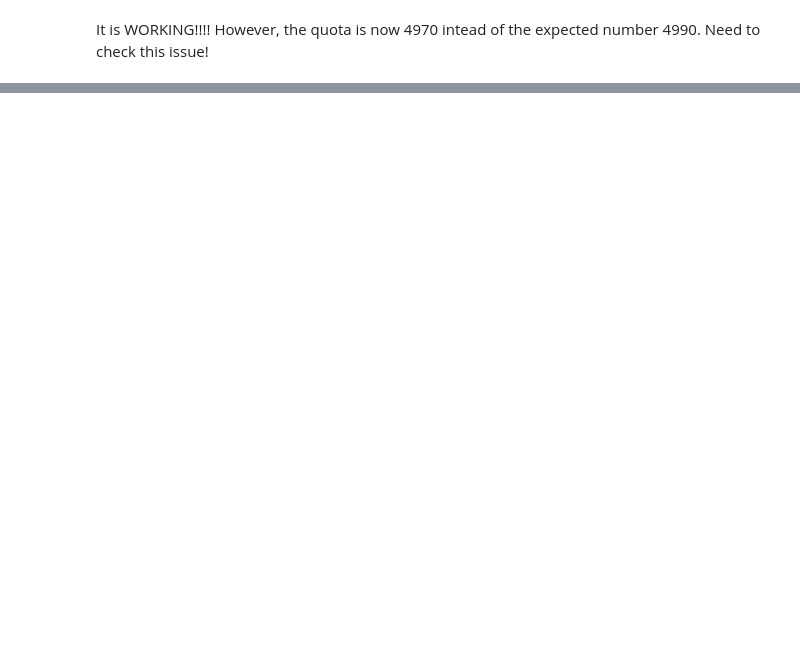
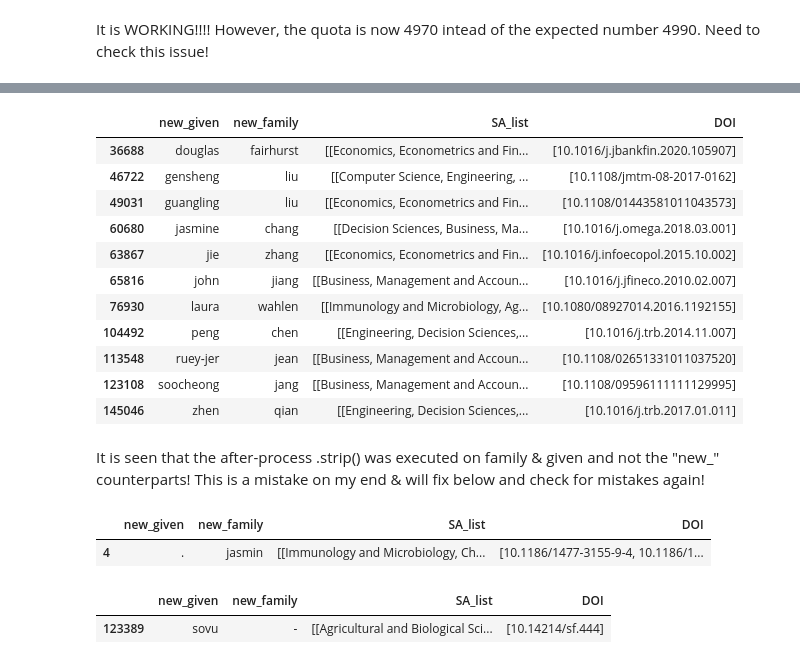
Before and after one commit to Oz-like-the-Wizard/Investigating-the-delay-times-in-academic-publishing, a Jupyter notebook: part7d-creating_author_df.ipynb, the cells around one changed output, grey strips where cells are left out. Drawn from its saved outputs; the diff is of its cells as text; code cells hidden in the pictures; blank space fills up the shorter version.

```diff
--- a/part7d-creating_author_df.ipynb
+++ b/part7d-creating_author_df.ipynb
@@ -565,0 +1392,10 @@ It is WORKING!!!! However, the quota is now 4970 intead of the expected number 4
+# %%
+# Creating a first author df
+# Using .groupby() to have DOI & SA_list columns
+
+
+q1_first_author_df = q1_author_df[q1_author_df.sequence == "first"].groupby(["new_given", "new_family"])["SA_list"].apply(list)
+
+q1_first_author_df = q1_first_author_df.to_frame().merge(q1_author_df[q1_author_df.sequence == "first"].groupby(["new_given", "new_family"])["DOI"].apply(list), how= "inner", right_index=True, left_index=True)
+# %%
+q1_first_author_df.reset_index(inplace=True)
@@ -565,0 +1427,17 @@ It is WORKING!!!! However, the quota is now 4970 intead of the expected number 4
+# %%
+q1_first_author_df[q1_first_author_df.new_family.map(lambda x: bool(re.match("\s",x)))]
+# %% [output]
+|  | new_given | new_family | SA_list | DOI |
+| 36688 | douglas | fairhurst | [[Economics, Econometrics and Fin... | [10.1016/j.jbankfin.2020.105907] |
+| 46722 | gensheng | liu | [[Computer Science, Engineering, ... | [10.1108/jmtm-08-2017-0162] |
+| 49031 | guangling | liu | [[Economics, Econometrics and Fin... | [10.1108/01443581011043573] |
+| 60680 | jasmine | chang | [[Decision Sciences, Business, Ma... | [10.1016/j.omega.2018.03.001] |
+| 63867 | jie | zhang | [[Economics, Econometrics and Fin... | [10.1016/j.infoecopol.2015.10.002] |
+| 65816 | john | jiang | [[Business, Management and Accoun... | [10.1016/j.jfineco.2010.02.007] |
+| 76930 | laura | wahlen | [[Immunology and Microbiology, Ag... | [10.1080/08927014.2016.1192155] |
+| 104492 | peng | chen | [[Engineering, Decision Sciences,... | [10.1016/j.trb.2014.11.007] |
+| 113548 | ruey‐jer | jean | [[Business, Management and Accoun... | [10.1108/02651331011037520] |
+| 123108 | soocheong | jang | [[Business, Management and Accoun... | [10.1108/09596111111129995] |
+| 145046 | zhen | qian | [[Engineering, Decision Sciences,... | [10.1016/j.trb.2017.01.011] |
+# %% [markdown]
+It is seen that the after-process .strip() was executed on family & given and not the "new_" counterparts! This is a mistake on my end & will fix below and check for mistakes again!
@@ -565,0 +1450,10 @@ It is WORKING!!!! However, the quota is now 4970 intead of the expected number 4
+# %%
+q1_first_author_df[q1_first_author_df.new_given.map(lambda x: bool(re.match("\W",x)))]
+# %% [output]
+|  | new_given | new_family | SA_list | DOI |
+| 4 | . | jasmin | [[Immunology and Microbiology, Ch... | [10.1186/1477-3155-9-4, 10.1186/1... |
+# %%
+q1_first_author_df[q1_first_author_df.new_family.map(lambda x: bool(re.match("\W",x)))]
+# %% [output]
+|  | new_given | new_family | SA_list | DOI |
+| 123389 | sovu | - | [[Agricultural and Biological Sci... | [10.14214/sf.444] |
```
Also changed, not shown: parts of 185 cells of this notebook.
